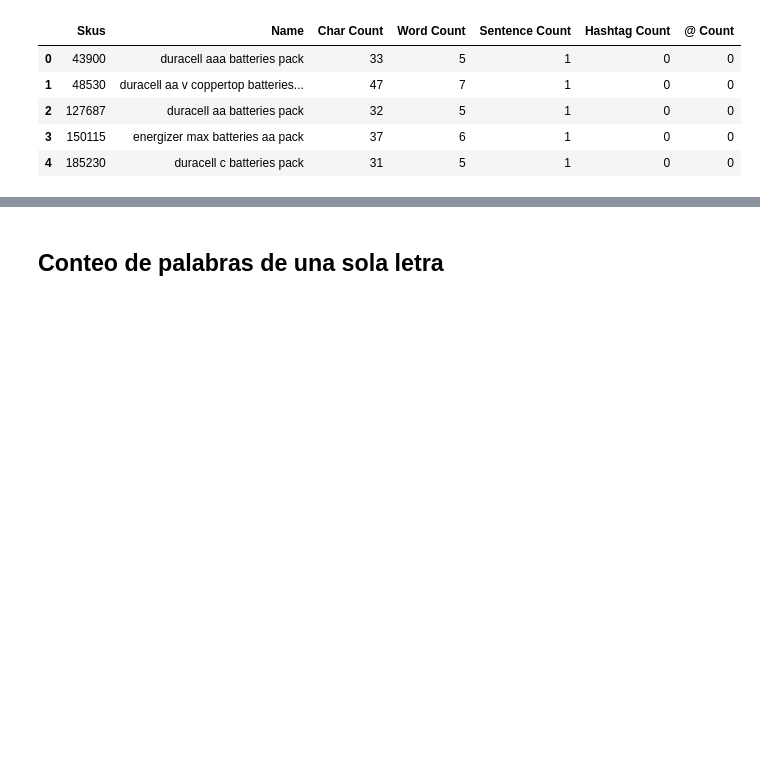
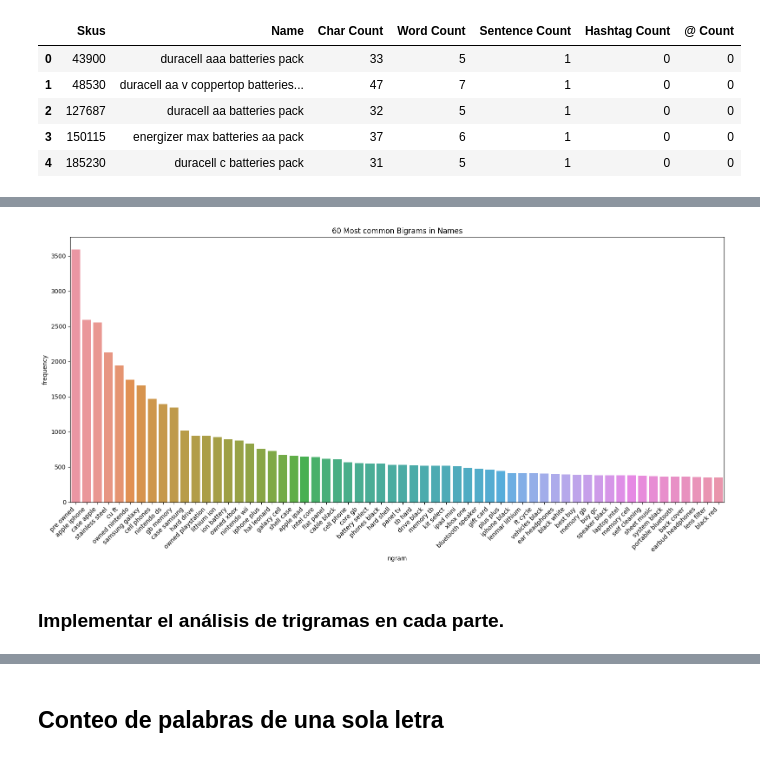
Before and after one commit to christian180492/e_commerce_categorization, a Jupyter notebook: EDA.ipynb, the cells around one changed output, grey strips where cells are left out. Cells and saved outputs as stored; diff of their text form; code cells hidden in the pictures; blank space fills up the shorter version.

```diff
--- a/EDA.ipynb
+++ b/EDA.ipynb
@@ -826,0 +933,3 @@ products_name_df.head()
+# %%
+target_palabras = tot_palabras//8
+target_palabras
@@ -826,0 +940,17 @@ products_name_df.head()
+# %%
+dataframe_list = []
+
+current_sum = 0
+current_dataframe = pd.DataFrame(columns=products_name_df.columns)
+
+for index, row in products_name_df.iterrows():
+    current_sum += row['Word Count']
+    current_dataframe = pd.concat([current_dataframe, pd.DataFrame(row).transpose()])
+
+    if current_sum >= target_palabras:
+        dataframe_list.append(current_dataframe)
+        current_dataframe = pd.DataFrame(columns=products_name_df.columns)
+        current_sum = 0
+
+if len(current_dataframe) > 0:
+    dataframe_list.append(current_dataframe)
@@ -826,0 +968,8 @@ products_name_df.head()
+# %%
+bigram_dataframe = pd.DataFrame(columns=["frequency", "ngram"])
+
+for dafra in dataframe_list:
+    bigram_aux = get_ngram_freq(2, dafra, 'Name')
+    bigram_dataframe = pd.concat([bigram_dataframe, bigram_aux[0:1000]], axis=0)
+
+bigram_dataframe.head()
@@ -826,0 +987,5 @@ products_name_df.head()
+# %%
+bigram_dataframe_grouped = bigram_dataframe.groupby('ngram').sum()
+bigram_dataframe_grouped.sort_values('frequency', ascending=False, inplace=True)
+bigram_dataframe_grouped.reset_index(inplace=True)
+bigram_dataframe_grouped.head()
@@ -826,0 +1012,14 @@ products_name_df.head()
+# %%
+val_max = 60
+ngram_grouped_plot = bigram_dataframe_grouped[0:val_max].copy()
+title = f'{val_max} Most common Bigrams in Names'
+plt.figure(figsize=(16, 8))
+sns.barplot(data=ngram_grouped_plot, x='ngram', y='frequency')
+plt.title(title)
+plt.xticks(rotation=45, ha='right')
+plt.tight_layout()
+plt.show()
+# %% [output]
+[figure, added]
+# %% [markdown]
+### Implementar el análisis de trigramas en cada parte.
```
Also changed, not shown: parts of 142 cells of this notebook, 2 other files.
